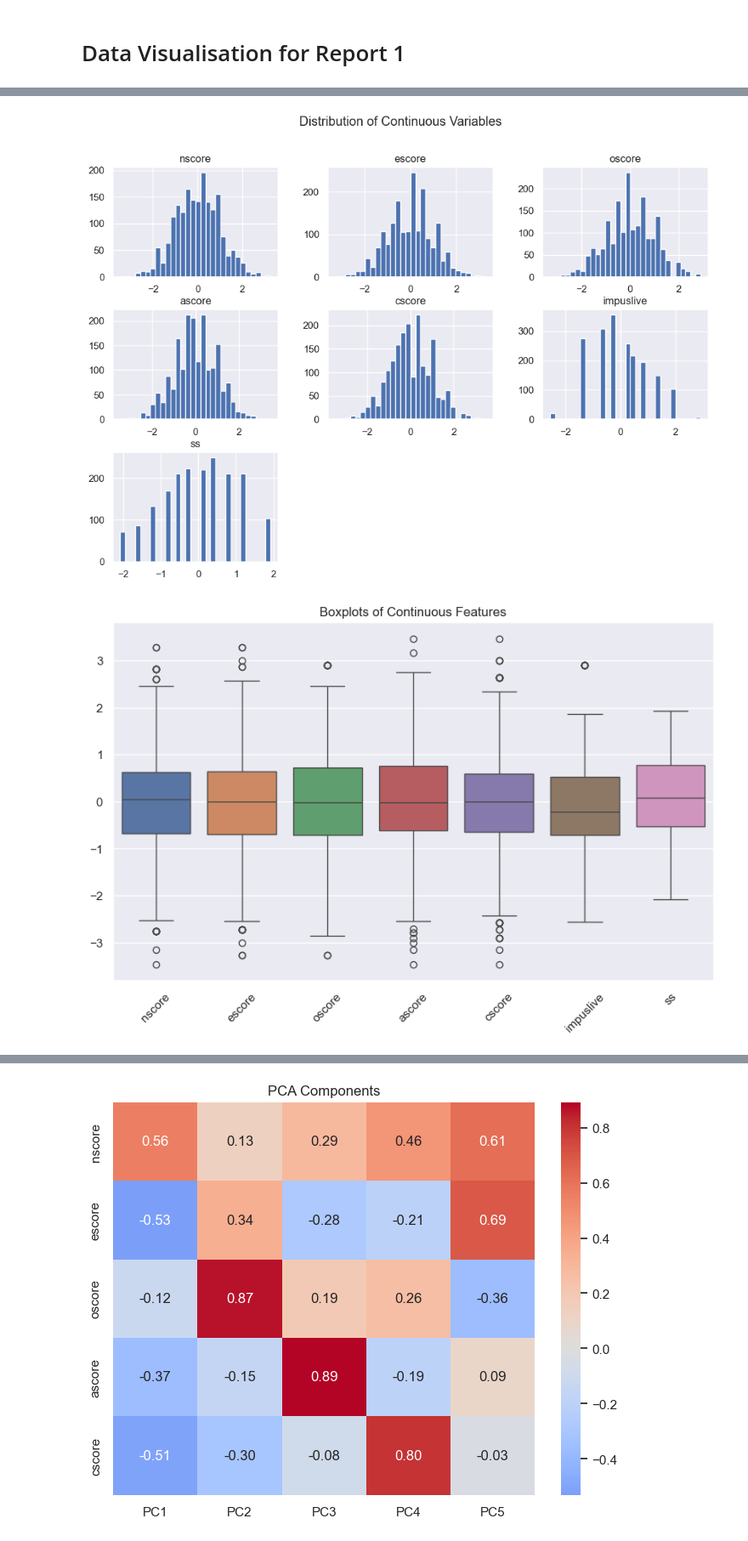
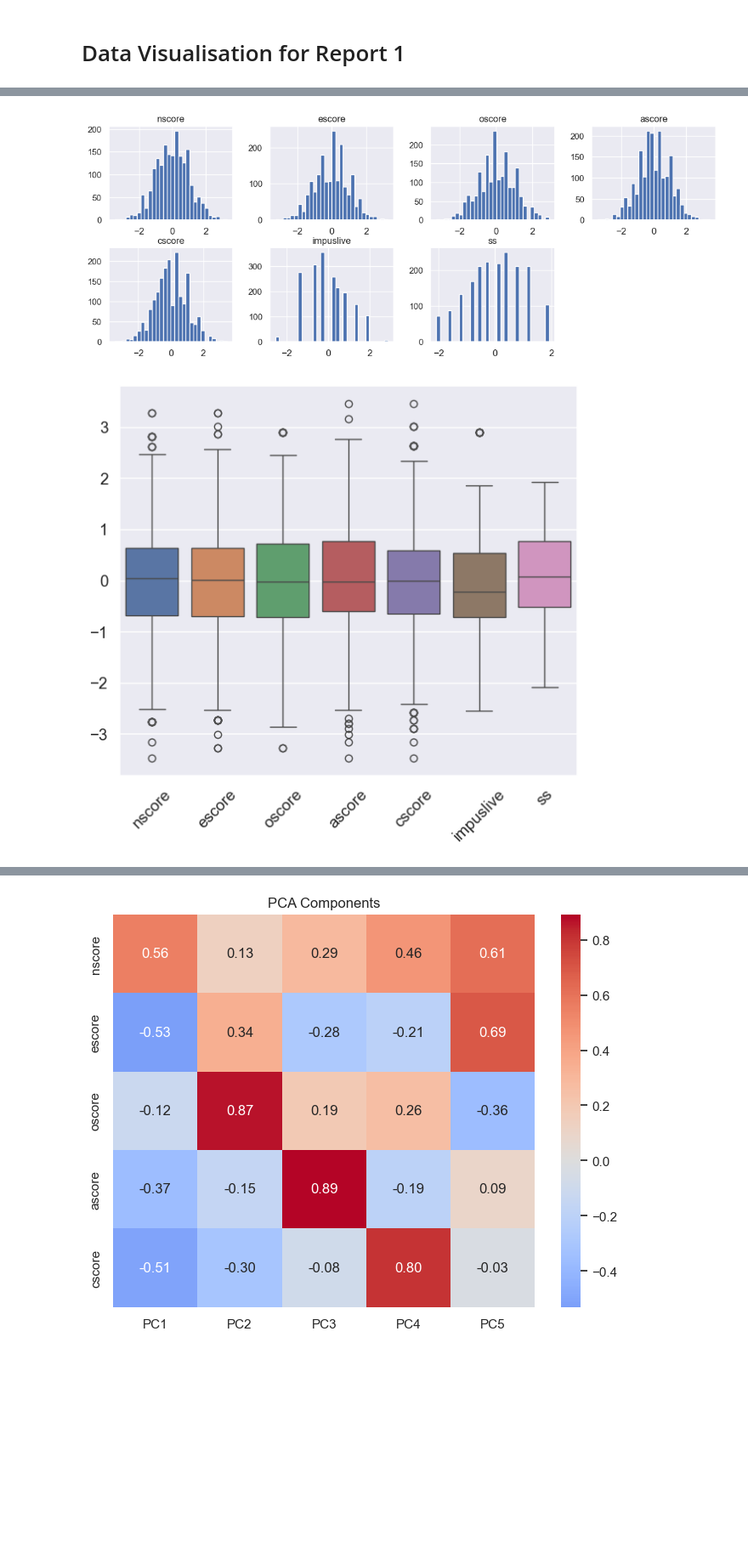
Before and after one commit to joshinsky/machine_learning_group35, a Jupyter notebook: Part1_Group35_Notebook.ipynb, the cells around one changed output, grey strips where cells are left out. Shown at 85% size. Saved outputs shown, nothing was run; the diff lists cells and outputs as text; code cells hidden in the pictures; blank space fills up the shorter version.

```diff
--- a/Part1_Group35_Notebook.ipynb
+++ b/Part1_Group35_Notebook.ipynb
@@ -153,50 +111,53 @@ cont_features = ["nscore", "escore", "oscore", "ascore", "cscore", "impuslive",
 # -----------------------------
 # 1. Distribution of continuous features
 # -----------------------------
-X_encoded[cont_features].hist(bins=30, figsize=(12, 8))
-plt.suptitle("Distribution of Continuous Variables")
+X_encoded[cont_features].hist(bins=30, figsize=(14, 5), layout=(2, 4), xlabelsize=12,  ylabelsize=11)
+#plt.suptitle("Distribution of Continuous Variables")
 plt.show()
 
 # Boxplots for continuous features
-plt.figure(figsize=(10, 6))
+plt.figure(figsize=(7, 6))
 sns.boxplot(data=X_encoded[cont_features])
-plt.title("Boxplots of Continuous Features")
-plt.xticks(rotation=45)
+#plt.title("Boxplots of Continuous Features", fontsize=17)
+plt.xticks(rotation=45, fontsize=13.5)
+plt.yticks(fontsize=13.5)
 plt.show()
 
 # -----------------------------
 # 2. Distribution of categorical features (from one-hot dummies)
 # -----------------------------
 cat_prefixes = ["age_", "gender_", "education_", "country_", "ethnicity_"]
 
 for prefix in cat_prefixes:
-    plt.figure(figsize=(8, 4))
+    plt.figure(figsize=(9, 4))
     X_encoded.filter(like=prefix).sum().plot(kind="bar")
     plt.title(f"Distribution of {prefix[:-1]}")
     plt.xticks(rotation=45)
     plt.ylabel("Count")
     plt.show()
 
 # -----------------------------
 # 3. Correlation heatmap (continuous vars)
 # -----------------------------
 cont_features = ["nscore", "escore", "oscore", "ascore", "cscore", "impuslive", "ss"]
 
-plt.figure(figsize=(8, 6))
+plt.figure(figsize=(7, 6))
 sns.heatmap(X_encoded[cont_features].corr(), annot=True, cmap="coolwarm", center=0)
-plt.title("Correlation Heatmap of Continuous Features")
+#plt.title("Correlation Heatmap of Continuous Features", fontsize=16)
+plt.xticks(fontsize=13.5)
+plt.yticks(fontsize=13.5)
 plt.show()
 
 # -----------------------------
 # 4. Target distribution (y)
 # -----------------------------
 for target in y.columns:
     plt.figure(figsize=(4, 4))
     sns.countplot(x=y[target])
     plt.title(f"Distribution of {target} users")
     plt.xticks([0, 1], ["Non-user", "User"])
     plt.ylabel("Count")
     plt.show()
 # %% [output]
-[figure, old version]
+[figure, new version]
-[figure, old version]
+[figure, new version]
```
Also changed, not shown: parts of 6 cells of this notebook.
